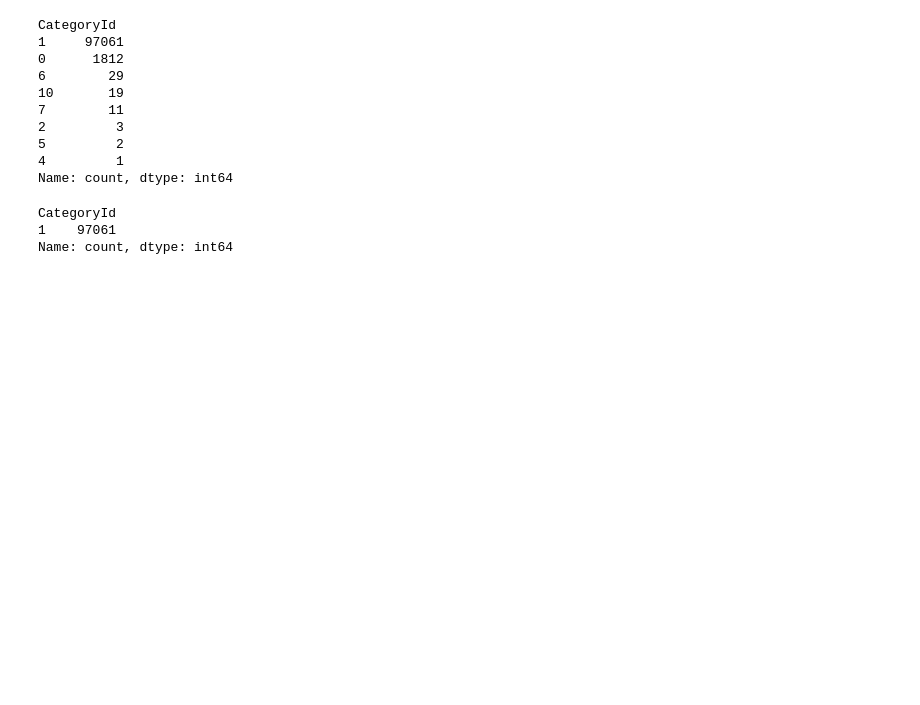
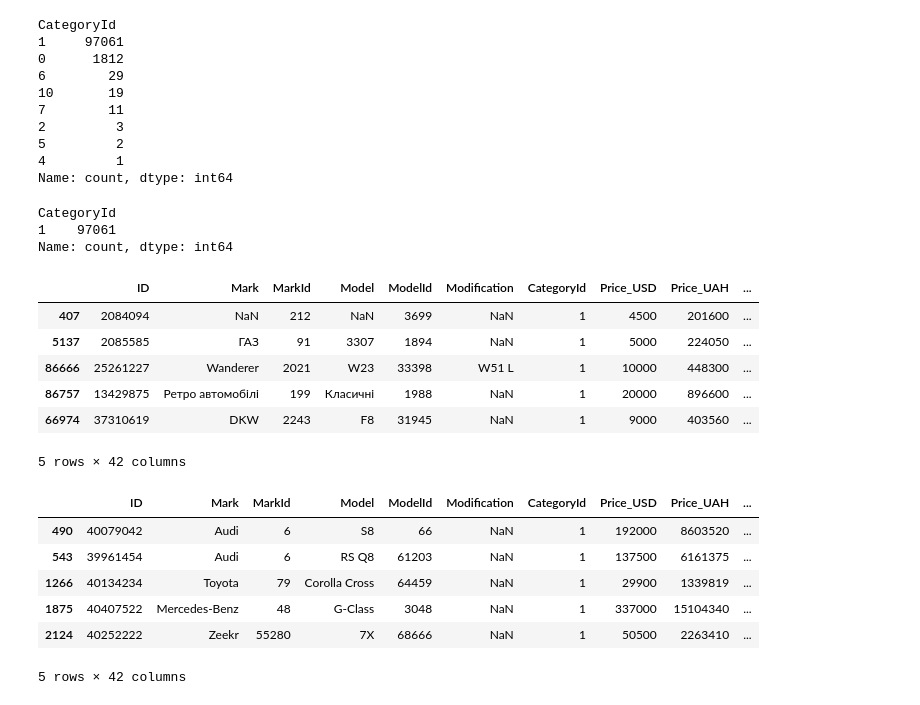
Before and after one commit to Chuchman-Dima/MarketScout, a Jupyter notebook: notebooks/main.ipynb, the cells around one changed output. Drawn from its saved outputs; the diff is of its cells as text; code cells hidden in the pictures; blank space fills up the shorter version.

```diff
--- a/notebooks/main.ipynb
+++ b/notebooks/main.ipynb
@@ -171,0 +204,19 @@ Name: count, dtype: int64
+# %%
+# Ми бачимо, що є авто без марок, моделей. Також є ретро мобілі, які не повинні входити в навчальну вибірку.
+display(df.nlargest(5, 'Age'))
+display(df.nsmallest(5, 'Age'))
+# %% [output]
+|  | ID | Mark | MarkId | Model | ModelId | Modification | CategoryId | Price_USD | Price_UAH | ... |
+| 407 | 2084094 | NaN | 212 | NaN | 3699 | NaN | 1 | 4500 | 201600 | ... |
+| 5137 | 2085585 | ГАЗ | 91 | 3307 | 1894 | NaN | 1 | 5000 | 224050 | ... |
+| 86666 | 25261227 | Wanderer | 2021 | W23 | 33398 | W51 L | 1 | 10000 | 448300 | ... |
+| 86757 | 13429875 | Ретро автомобілі | 199 | Класичні | 1988 | NaN | 1 | 20000 | 896600 | ... |
+| 66974 | 37310619 | DKW | 2243 | F8 | 31945 | NaN | 1 | 9000 | 403560 | ... |
+5 rows × 42 columns
+|  | ID | Mark | MarkId | Model | ModelId | Modification | CategoryId | Price_USD | Price_UAH | ... |
+| 490 | 40079042 | Audi | 6 | S8 | 66 | NaN | 1 | 192000 | 8603520 | ... |
+| 543 | 39961454 | Audi | 6 | RS Q8 | 61203 | NaN | 1 | 137500 | 6161375 | ... |
+| 1266 | 40134234 | Toyota | 79 | Corolla Cross | 64459 | NaN | 1 | 29900 | 1339819 | ... |
+| 1875 | 40407522 | Mercedes-Benz | 48 | G-Class | 3048 | NaN | 1 | 337000 | 15104340 | ... |
+| 2124 | 40252222 | Zeekr | 55280 | 7X | 68666 | NaN | 1 | 50500 | 2263410 | ... |
+5 rows × 42 columns
```
Also changed, not shown: parts of 14 cells of this notebook.
